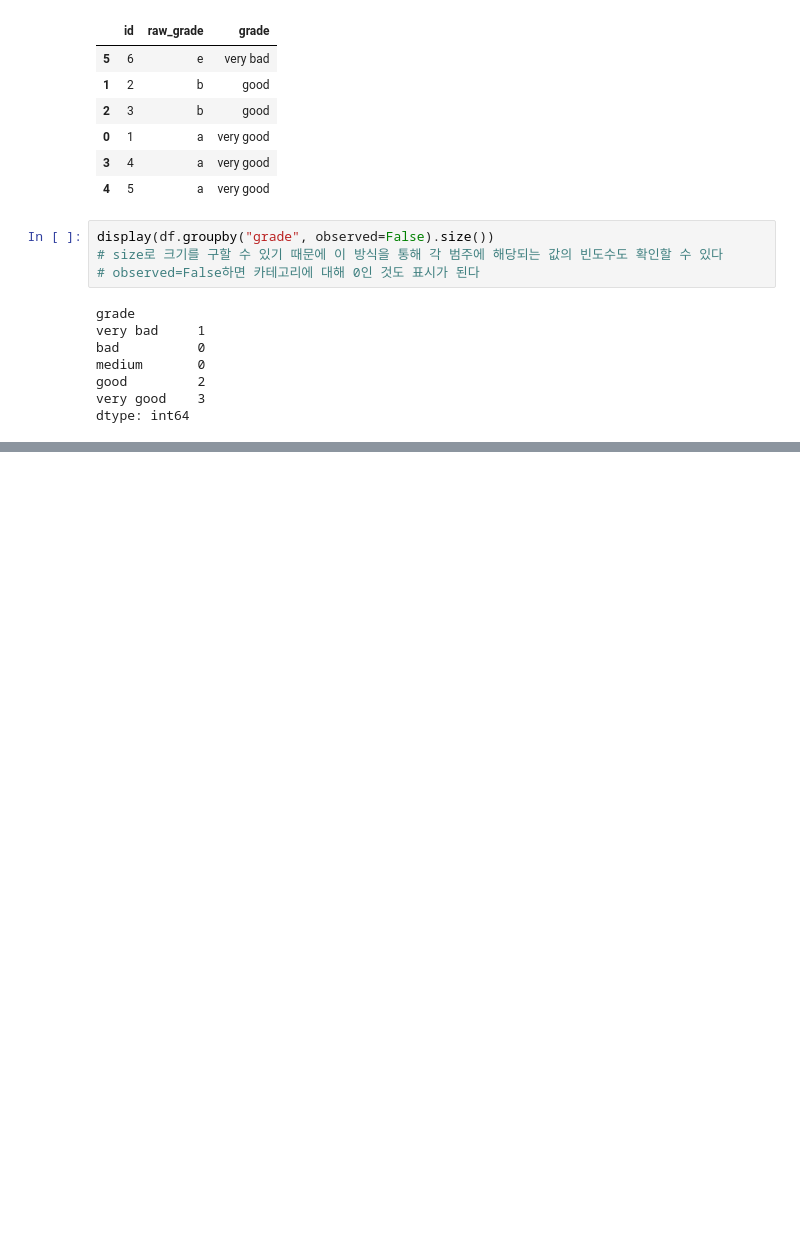
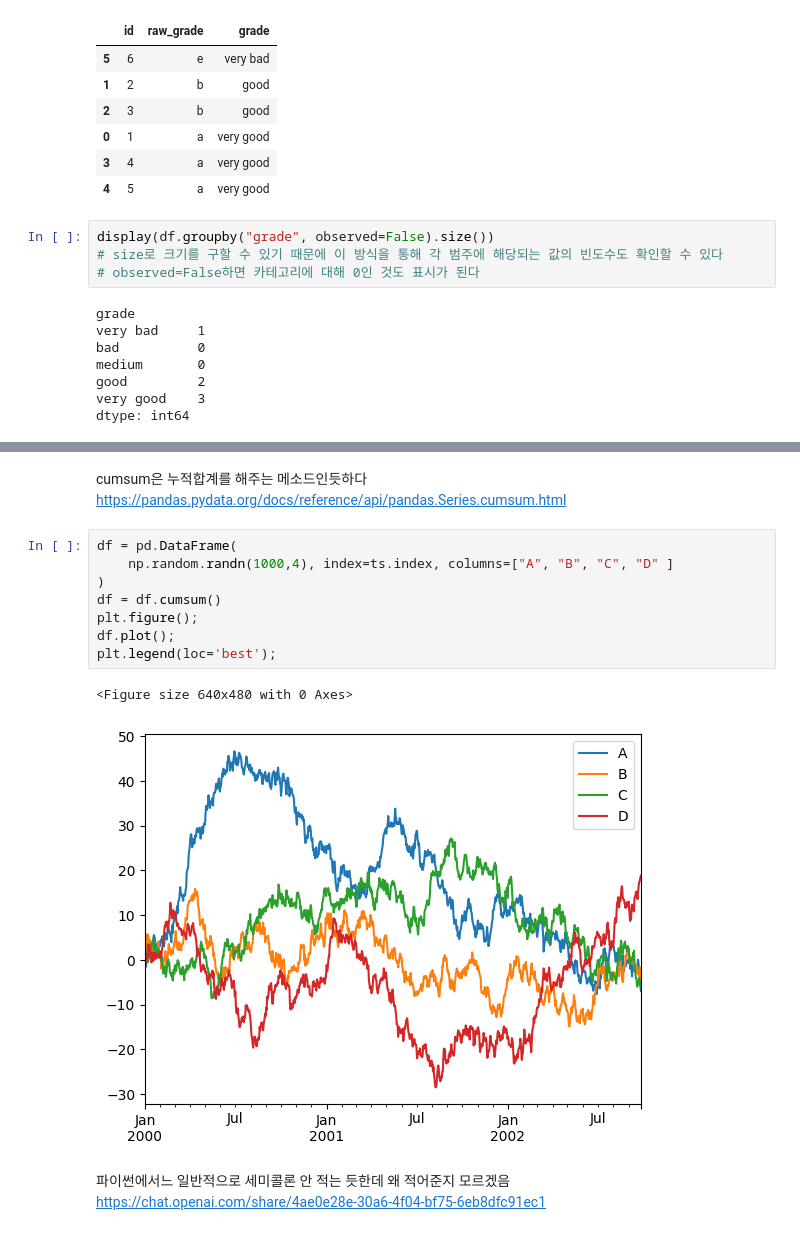
Before and after one commit to kyeob1107/pandas_til, a Jupyter notebook: local_getting_used_pandas.ipynb, the cells around one changed output, grey strips where cells are left out. Drawn from its saved outputs; the diff is of its cells as text; blank space fills up the shorter version.

```diff
--- a/local_getting_used_pandas.ipynb
+++ b/local_getting_used_pandas.ipynb
@@ -1137,0 +1148,17 @@ dtype: int64
+# %% [markdown]
+cumsum은 누적합계를 해주는 메소드인듯하다
+https://pandas.pydata.org/docs/reference/api/pandas.Series.cumsum.html
+# %%
+df = pd.DataFrame(
+    np.random.randn(1000,4), index=ts.index, columns=["A", "B", "C", "D" ]
+)
+df = df.cumsum()
+plt.figure();
+df.plot();
+plt.legend(loc='best');
+# %% [output]
+<Figure size 640x480 with 0 Axes>
+[figure, added]
+# %% [markdown]
+파이썬에서느 일반적으로 세미콜론 안 적는 듯한데 왜 적어준지 모르겠음
+https://chat.openai.com/share/4ae0e28e-30a6-4f04-bf75-6eb8dfc91ec1
```
Also changed, not shown: parts of 67 cells of this notebook.
